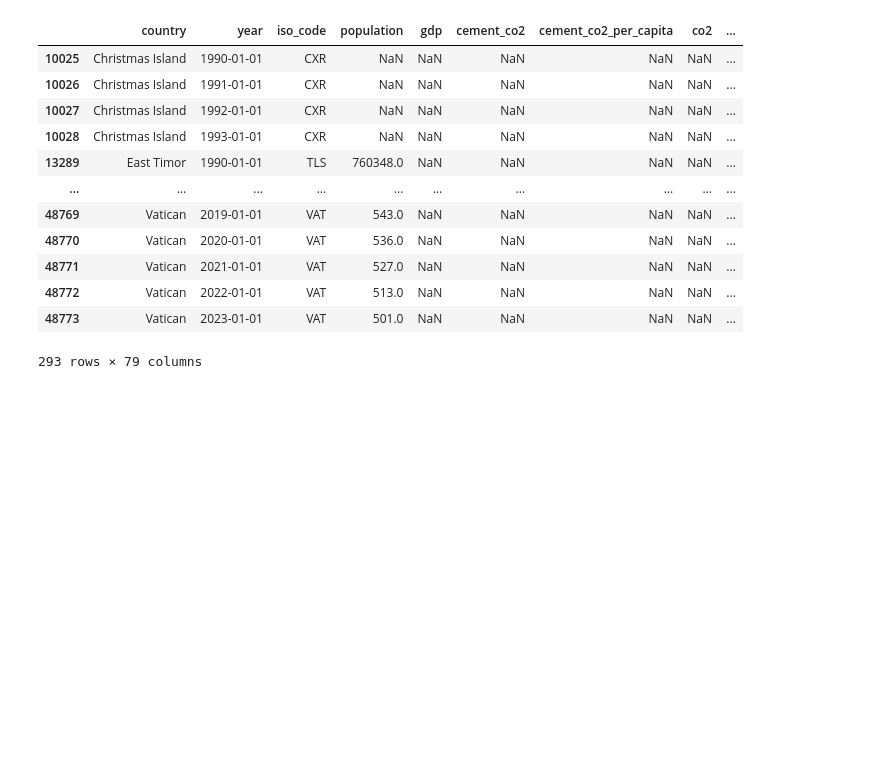
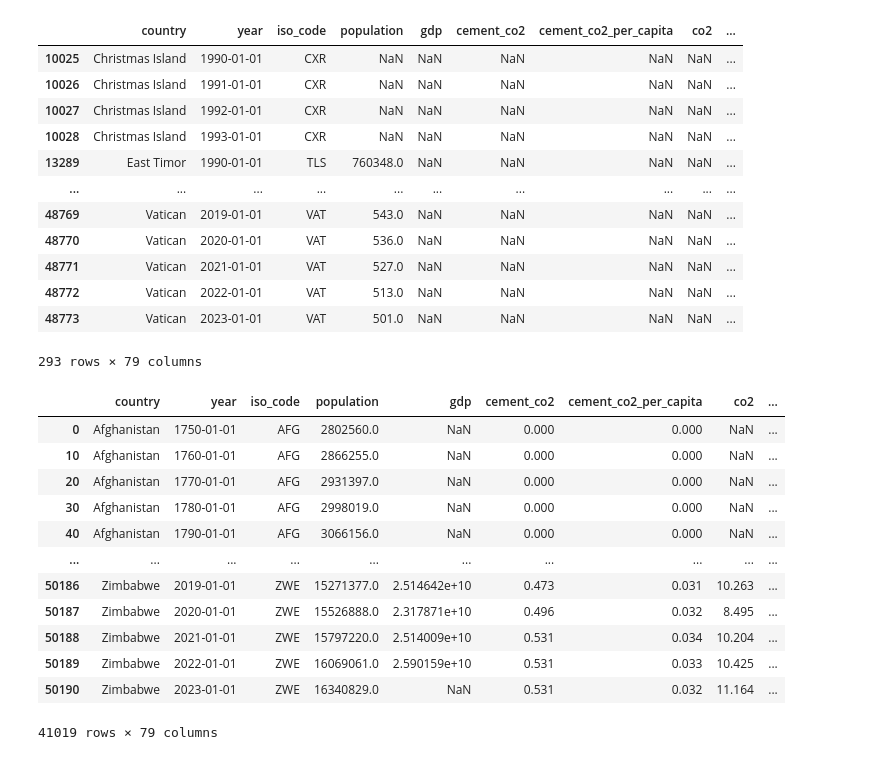
Before and after one commit to gappeah/Analyzing-Global-CO2-Emissions, a Jupyter notebook: main.ipynb, the cells around one changed output. Drawn from its saved outputs; the diff is of its cells as text; code cells hidden in the pictures; blank space fills up the shorter version.

Commit message:
Handle missing values in the population column and dropping them by dropping them

```diff
--- a/main.ipynb
+++ b/main.ipynb
@@ -204,6 +204,22 @@ display(co2_1990_null)
 293 rows × 79 columns
 # %%
 #- Handle missing values (e.g., impute population using median or drop rows).
+df = df.dropna(subset=["population"])  # Drop rows where 'population' is NaN
+display(df)
+# %% [output]
+|  | country | year | iso_code | population | gdp | cement_co2 | cement_co2_per_capita | co2 | ... |
+| 0 | Afghanistan | 1750-01-01 | AFG | 2802560.0 | NaN | 0.000 | 0.000 | NaN | ... |
+| 10 | Afghanistan | 1760-01-01 | AFG | 2866255.0 | NaN | 0.000 | 0.000 | NaN | ... |
+| 20 | Afghanistan | 1770-01-01 | AFG | 2931397.0 | NaN | 0.000 | 0.000 | NaN | ... |
+| 30 | Afghanistan | 1780-01-01 | AFG | 2998019.0 | NaN | 0.000 | 0.000 | NaN | ... |
+| 40 | Afghanistan | 1790-01-01 | AFG | 3066156.0 | NaN | 0.000 | 0.000 | NaN | ... |
+| ... | ... | ... | ... | ... | ... | ... | ... | ... | ... |
+| 50186 | Zimbabwe | 2019-01-01 | ZWE | 15271377.0 | 2.514642e+10 | 0.473 | 0.031 | 10.263 | ... |
+| 50187 | Zimbabwe | 2020-01-01 | ZWE | 15526888.0 | 2.317871e+10 | 0.496 | 0.032 | 8.495 | ... |
+| 50188 | Zimbabwe | 2021-01-01 | ZWE | 15797220.0 | 2.514009e+10 | 0.531 | 0.034 | 10.204 | ... |
+| 50189 | Zimbabwe | 2022-01-01 | ZWE | 16069061.0 | 2.590159e+10 | 0.531 | 0.033 | 10.425 | ... |
+| 50190 | Zimbabwe | 2023-01-01 | ZWE | 16340829.0 | NaN | 0.531 | 0.032 | 11.164 | ... |
+41019 rows × 79 columns
 # %%
 #- Create a new column for CO2 per capita using NumPy calculations.
 # %%
```
Also changed, not shown: parts of 1 cell of this notebook.
